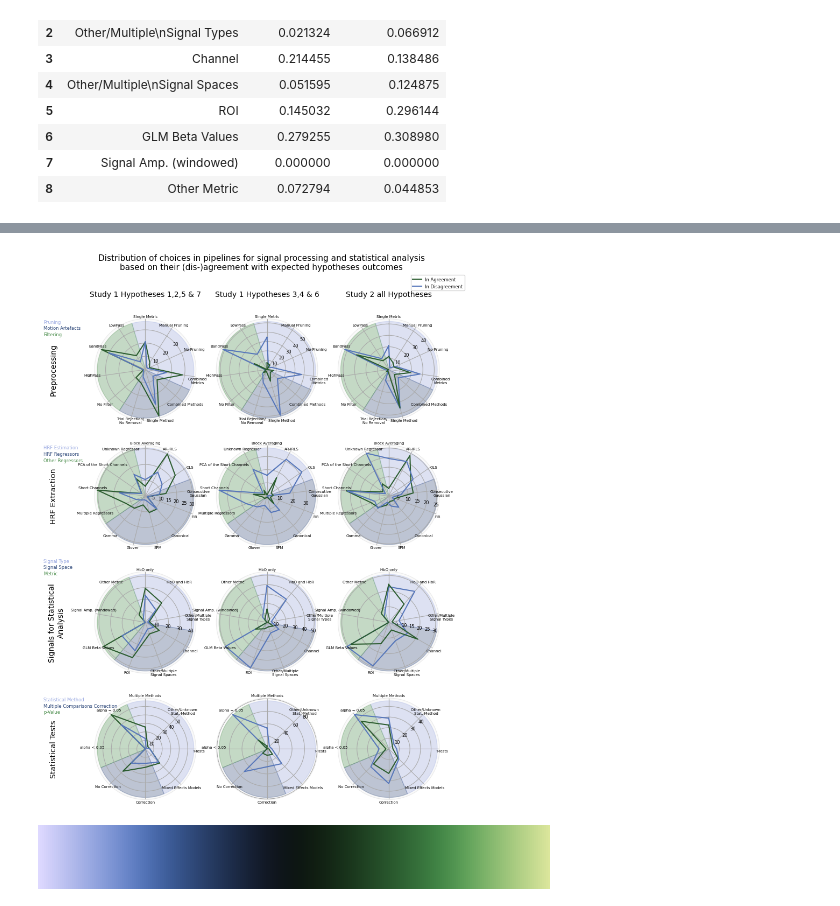
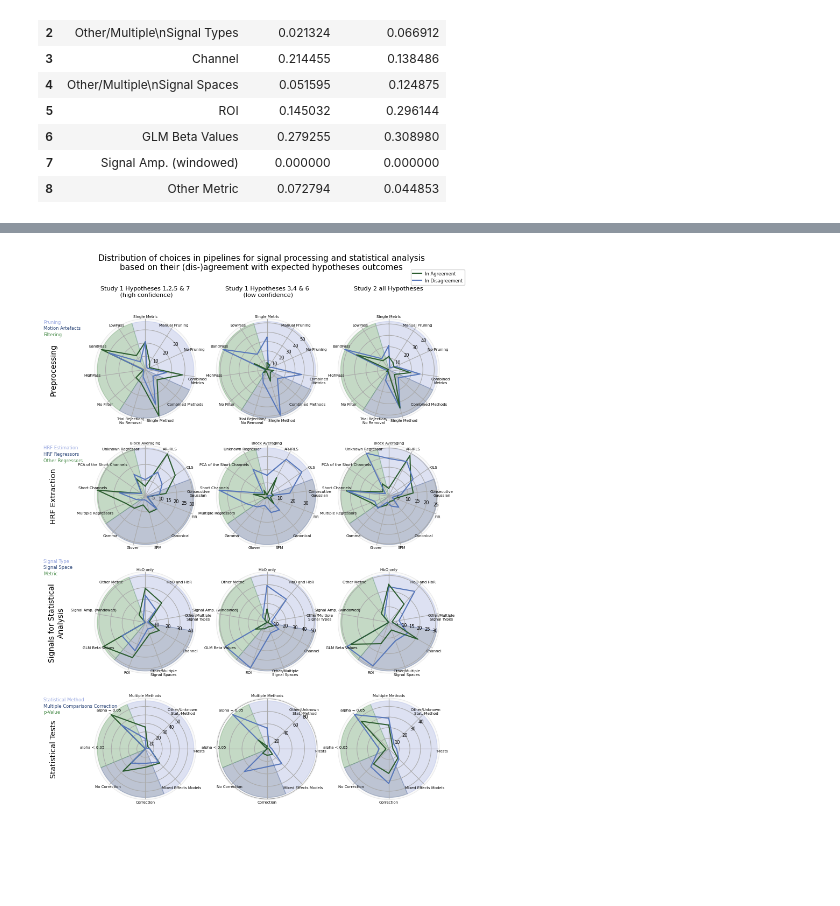
Before and after one commit to ibs-lab/FRESH, a Jupyter notebook: jacky/radar_charts.ipynb, the cells around one changed output, grey strips where cells are left out. Cells and saved outputs as stored; diff of their text form; code cells hidden in the pictures; blank space fills up the shorter version.

Commit message:
update charts🦙

```diff
--- a/jacky/radar_charts.ipynb
+++ b/jacky/radar_charts.ipynb
@@ -677,39 +677,35 @@ for i in range(4):
         for angle, distance, method in zip(label_angles, label_distances, methods):
             ax.text(angle, distance, method, fontsize=5, ha='center', va='center')
         for label, angle in zip(ax.get_xticklabels(), label_loc):
             if np.pi/2 < angle:
                 label.set_horizontalalignment('right')
             if 0 < angle < np.pi/2:
                 label.set_horizontalalignment('left')
             else:
                 label.set_horizontalalignment('center')
 
 
         # make y axis label smaller
         ticks = ax.get_yticks()
         ax.tick_params(axis='y', label1On=False)
         angle = [50, 100, 100, 50 ]
         for k in range(len(ticks)-1):
             ax.text(np.deg2rad(angle[i]), ticks[k], str(int(ticks[k])),fontsize=6,  ha='center', va='center')
 
 
 # add legend
 handles, labels = ax.get_legend_handles_labels()
-fig.legend(handles[:2], labels[:2], loc=(0.85,0.925), fontsize = 6)
+fig.legend(handles[:2], labels[:2], loc=(0.85,0.935), fontsize = 6)
 # set titles
-axs[0,0].set_title('Study 1 Hypotheses 1,2,5 & 7', fontsize=10, pad = 30 )
-axs[0,1].set_title('Study 1 Hypotheses 3,4 & 6', fontsize=10, pad = 30 )
-axs[0,2].set_title('Study 2 all Hypotheses', fontsize=10, pad =30 )
+axs[0,0].set_title('Study 1 Hypotheses 1,2,5 & 7\n (high confidence)', fontsize=8, pad = 30 )
+axs[0,1].set_title('Study 1 Hypotheses 3,4 & 6\n (low confidence)', fontsize=8, pad = 30 )
+axs[0,2].set_title('Study 2 all Hypotheses\n   ', fontsize=8, pad =30 )
 axs[0,0].set_ylabel('Preprocessing', labelpad = 50 )
 axs[1,0].set_ylabel('HRF Extraction', labelpad = 50 )
 axs[2,0].set_ylabel('Signals for Statistical\nAnalysis', labelpad = 40 )
 axs[3,0].set_ylabel('Statistical Tests', labelpad = 50 )
 
 fig.suptitle('Distribution of choices in pipelines for signal processing and statistical analysis\nbased on their (dis-)agreement with expected hypotheses outcomes', fontsize=11)
 plt.savefig('radarchart.pdf', format = 'pdf')
 # %% [output]
-[figure, old version]
+[figure, new version]
-# %%
-cmap
-# %% [output]
-[figure, removed]
```
Also changed, not shown: parts of 2 cells of this notebook.
